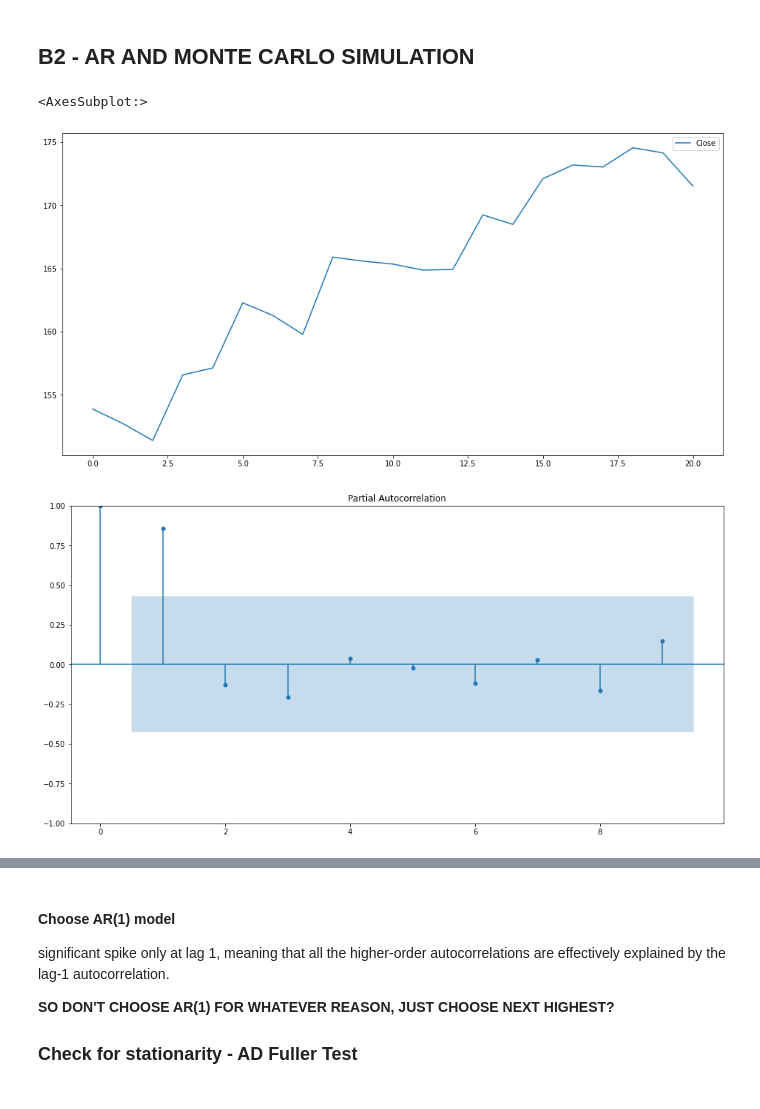
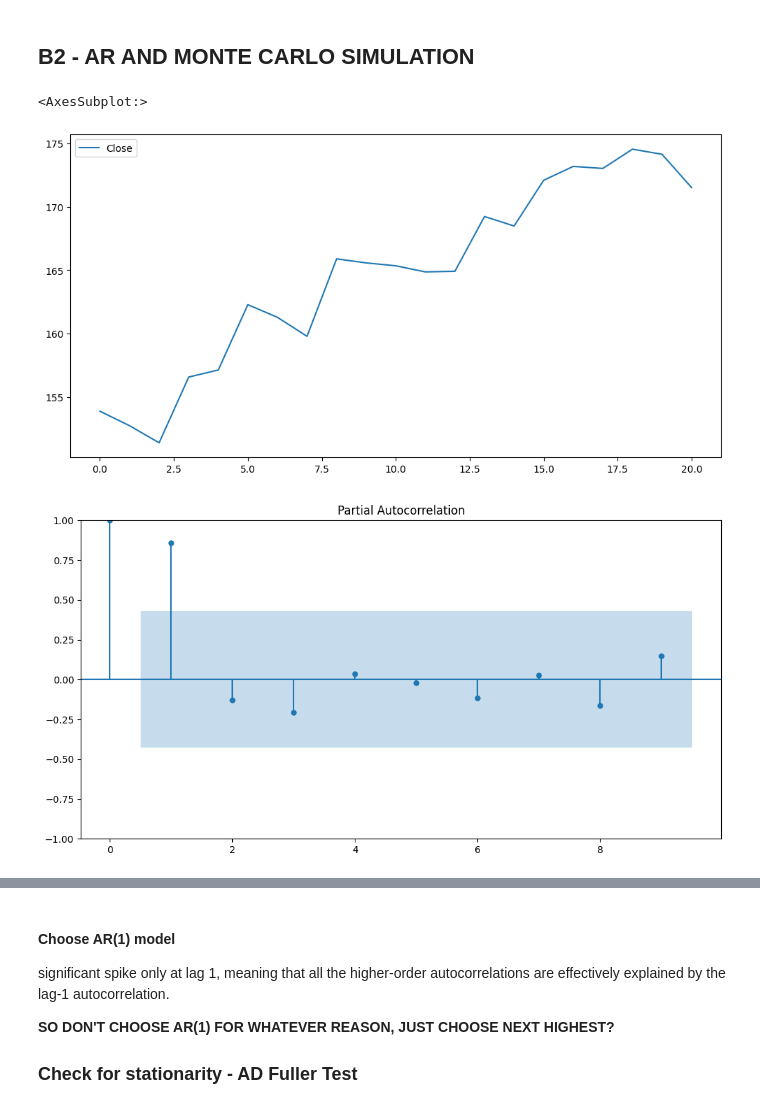
Before and after one commit to huuugh18/finmodel, a Jupyter notebook: PRACTICE FINAL.ipynb, the cells around one changed output, grey strips where cells are left out. Cells and saved outputs as stored; diff of their text form; code cells hidden in the pictures.

```diff
--- a/PRACTICE FINAL.ipynb
+++ b/PRACTICE FINAL.ipynb
@@ -29,16 +29,17 @@ print(rmse1, rmse100)
 # %%
 aapl = yfinance.Ticker('AAPL').history(start='2022-07-22', end='2022-08-22', interval='1d').reset_index()['Close'].to_frame()
 
-plt.rcParams['figure.figsize'] = [16, 8]
+plt.rcParams['figure.figsize'] = [12, 6]
 
 aapl.plot()
 # %% [output]
 <AxesSubplot:>
-[figure, old version]
+[figure, new version]
 # %%
 # plot pacf to determine appropriate amount of lags for AR(P)
 series = aapl['Close']
+series_log = np.log(series)
 sm.graphics.tsa.plot_pacf(series, lags=9, method='ywm')
 plt.show()
 # %% [output]
-[figure, old version]
+[figure, new version]
```
Also changed, not shown: parts of 8 cells of this notebook, 7 other files.
